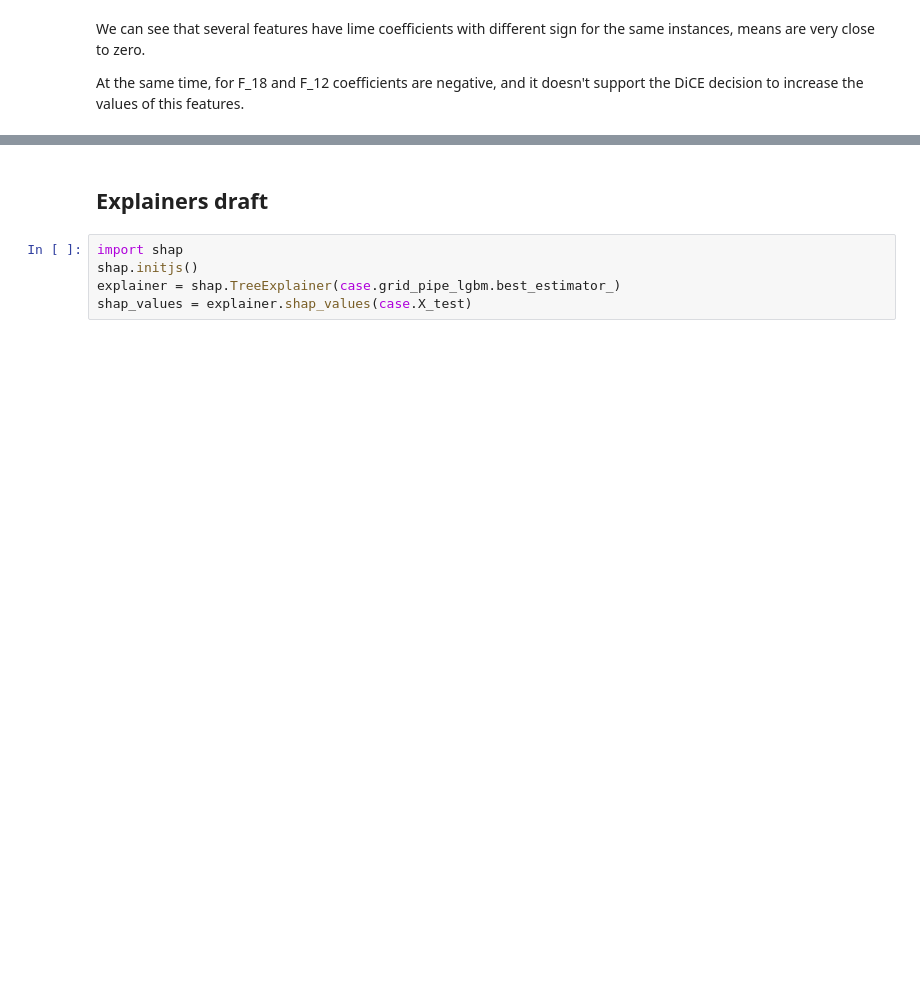
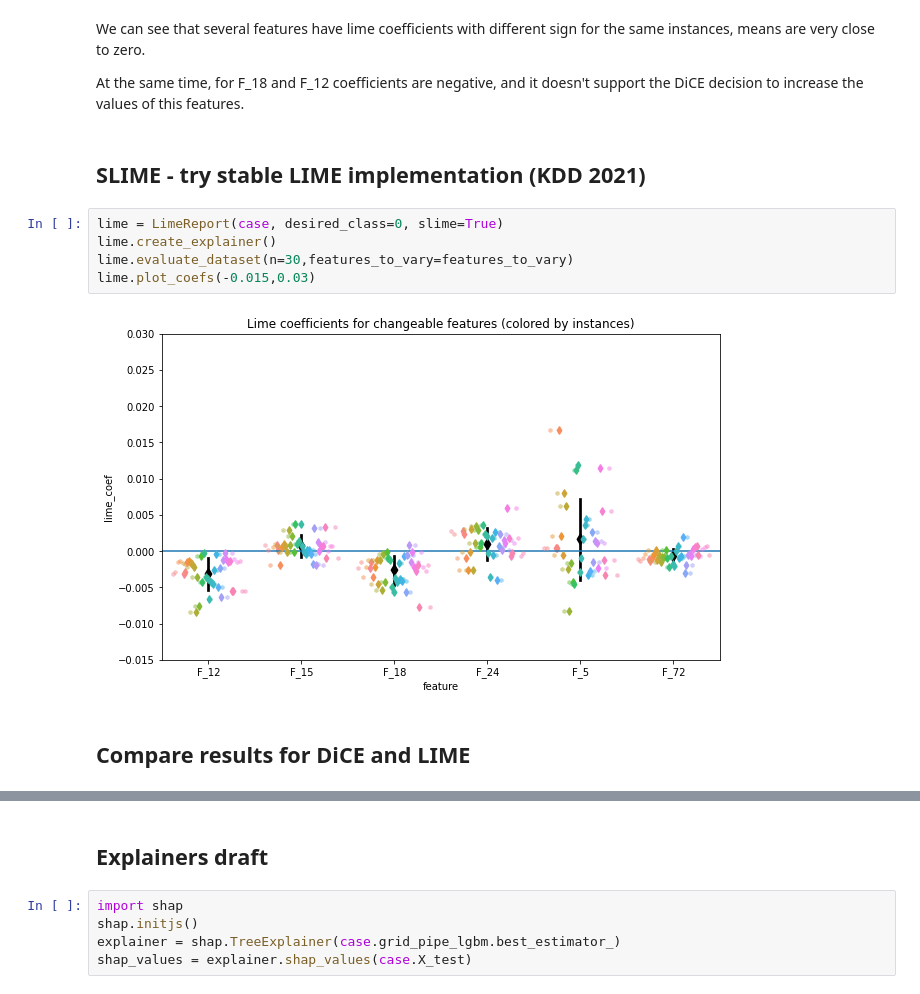
Before and after one commit to KseniaKingsep/interpretable-ml-risks, a Jupyter notebook: notebooks/1_2_CaseCI.ipynb, the cells around one changed output, grey strips where cells are left out. Cells and saved outputs as stored; diff of their text form; blank space fills up the shorter version.

```diff
--- a/notebooks/1_2_CaseCI.ipynb
+++ b/notebooks/1_2_CaseCI.ipynb
@@ -163,6 +163,17 @@ lime.plot_coefs()
 We can see that several features have lime coefficients with different sign for the same instances, means are very close to zero.
 
 At the same time, for F_18 and F_12 coefficients are negative, and it doesn't support the DiCE decision to increase the values of this features.
+# %% [markdown]
+## SLIME - try stable LIME implementation (KDD 2021)
+# %%
+lime = LimeReport(case, desired_class=0, slime=True)
+lime.create_explainer()
+lime.evaluate_dataset(n=30,features_to_vary=features_to_vary)
+lime.plot_coefs(-0.015,0.03)
+# %% [output]
+[figure, added]
+# %% [markdown]
+## Compare results for DiCE and LIME
 # %%
 comp = Comparator(model=case, dice=dice)
 comp.compare_dice_lime(features_to_vary)
```
Also changed, not shown: parts of 8 cells of this notebook, 1 other file.
